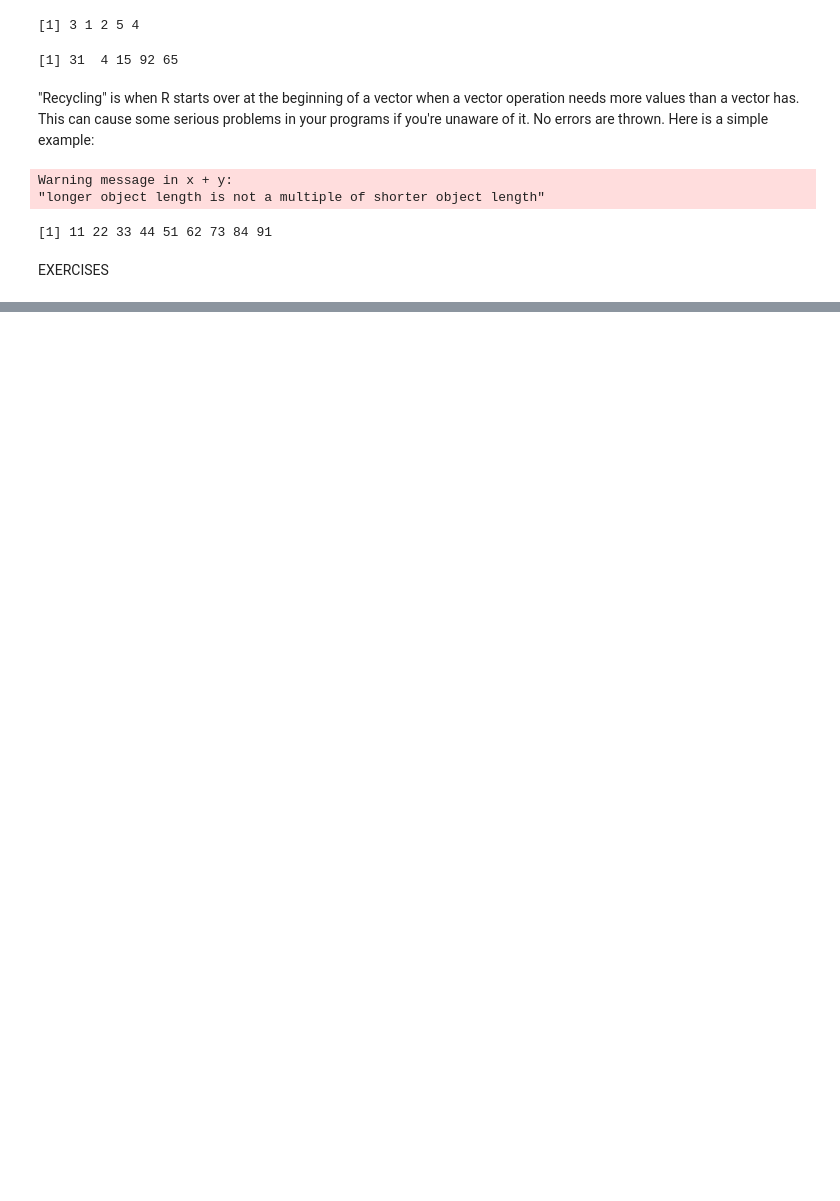
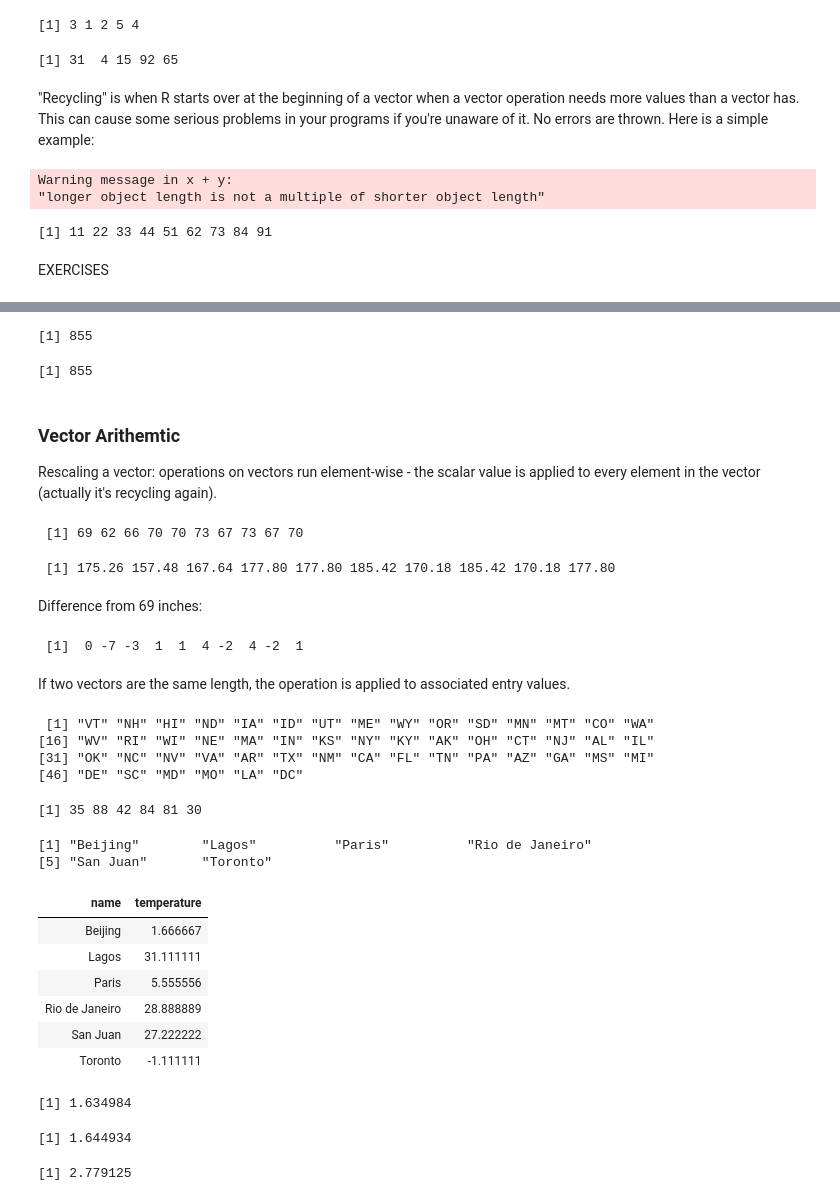
Before and after one commit to tanorian/Data_Science_with_R, a Jupyter notebook: Chapter 2.ipynb, the cells around one changed output, grey strips where cells are left out. Saved outputs shown, nothing was run; the diff lists cells and outputs as text; code cells hidden in the pictures; blank space fills up the shorter version.

```diff
--- a/Chapter 2.ipynb
+++ b/Chapter 2.ipynb
@@ -715,0 +775,65 @@ which.min(murders$population)
+# %%
+sum(!ind)
+length(which(!ind))
+# %% [output]
+[1] 855
+[1] 855
+# %% [markdown]
+### Vector Arithemtic
+
+Rescaling a vector: operations on vectors run element-wise - the scalar value is applied to every element in the vector (actually it's recycling again).
+# %%
+inches <- c(69, 62, 66, 70, 70, 73, 67, 73, 67, 70)
+inches
+#  Convert ("rescale") to centimeters
+cent <- inches * 2.54
+cent
+# %% [output]
+ [1] 69 62 66 70 70 73 67 73 67 70
+ [1] 175.26 157.48 167.64 177.80 177.80 185.42 170.18 185.42 170.18 177.80
+# %% [markdown]
+Difference from 69 inches:
+# %%
+diff <- inches - 69
+diff
+# %% [output]
+ [1]  0 -7 -3  1  1  4 -2  4 -2  1
+# %% [markdown]
+If two vectors are the same length, the operation is applied to associated entry values.
+# %%
+murder_rate <- murders$total/murders$population
+murders$abb[order(murder_rate)]
+# %% [output]
+ [1] "VT" "NH" "HI" "ND" "IA" "ID" "UT" "ME" "WY" "OR" "SD" "MN" "MT" "CO" "WA"
+[16] "WV" "RI" "WI" "NE" "MA" "IN" "KS" "NY" "KY" "AK" "OH" "CT" "NJ" "AL" "IL"
+[31] "OK" "NC" "NV" "VA" "AR" "TX" "NM" "CA" "FL" "TN" "PA" "AZ" "GA" "MS" "MI"
+[46] "DE" "SC" "MD" "MO" "LA" "DC"
+# %%
+temp <- c(35, 88, 42, 84, 81, 30)
+temp
+city <- c("Beijing", "Lagos", "Paris", "Rio de Janeiro", "San Juan", "Toronto")
+city
+city_temps <- data.frame(name = city, temperature = (5/9)*(temp - 32))
+city_temps
+# %% [output]
+[1] 35 88 42 84 81 30
+[1] "Beijing"        "Lagos"          "Paris"          "Rio de Janeiro"
+[5] "San Juan"       "Toronto"
+| name | temperature |
+| Beijing | 1.666667 |
+| Lagos | 31.111111 |
+| Paris | 5.555556 |
+| Rio de Janeiro | 28.888889 |
+| San Juan | 27.222222 |
+| Toronto | -1.111111 |
+# %%
+values <- c(1:100)
+sum((1/values)^2)
+(pi^2)/6
+# %% [output]
+[1] 1.634984
+[1] 1.644934
+# %%
+mean(100000*murder_rate)
+# %% [output]
+[1] 2.779125
```
Also changed, not shown: parts of 8 cells of this notebook.
